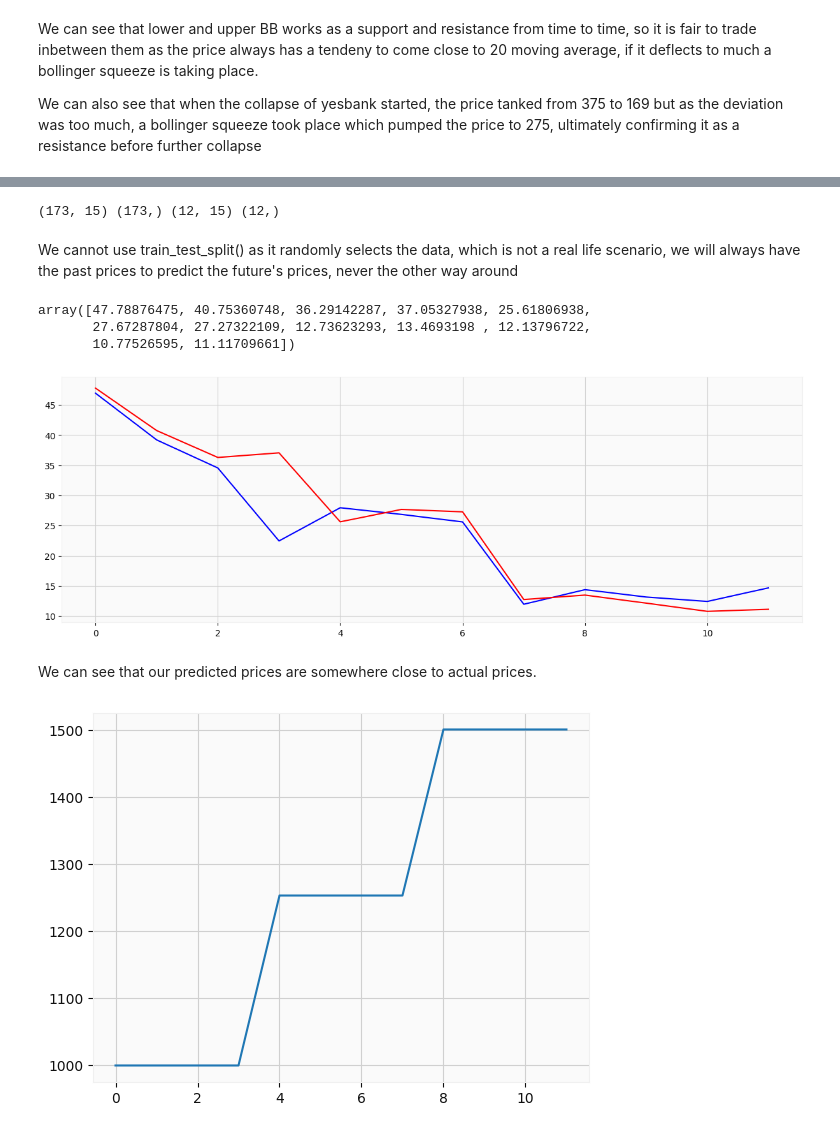
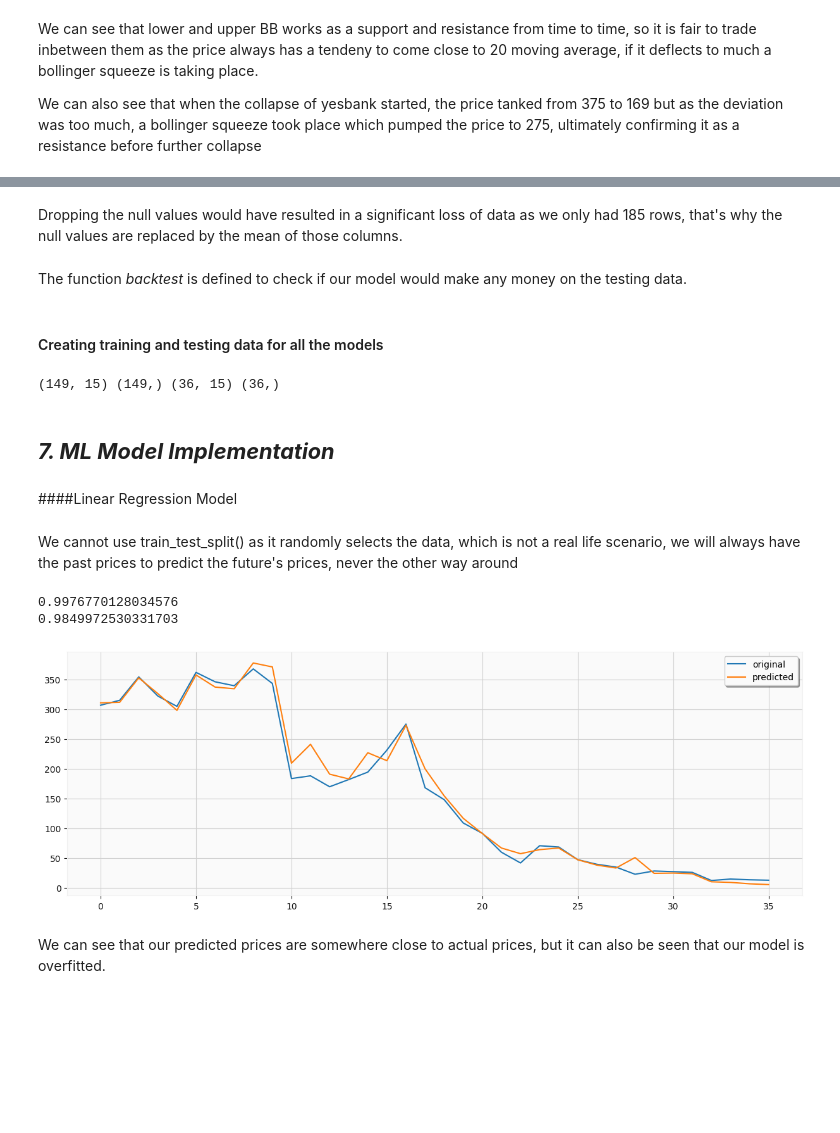
Before and after one commit to Mihirgupta2001/EDA-Capstone-Project-Hotel-Booking, a Jupyter notebook: Regresssion_Capstone_project.ipynb, the cells around one changed output, grey strips where cells are left out. Drawn from its saved outputs; the diff is of its cells as text; code cells hidden in the pictures; blank space fills up the shorter version.

```diff
--- a/Regresssion_Capstone_project.ipynb
+++ b/Regresssion_Capstone_project.ipynb
@@ -120,3 +187,7 @@ df.head()
 | 2005-09-01 | 13.48 | 14.87 | 12.27 | 13.30 |
 | 2005-10-01 | 13.20 | 14.47 | 12.40 | 12.99 |
 | 2005-11-01 | 13.35 | 13.88 | 12.88 | 13.41 |
+# %%
+#Shifting our data by 1
+df = df.shift(1)
+df
@@ -423 +625,3 @@ df
 185 rows × 16 columns
+# %% [markdown]
+Dropping the null values would have resulted in a significant loss of data as we only had 185 rows, that's why the null values are replaced by the mean of those columns.
@@ -424,13 +644,14 @@ df
+# %% [markdown]
+The function *backtest* is defined to check if our model would make any money on the testing data.
+# %% [markdown]
+#### Creating training and testing data for all the models
 # %%
-#Importing our model from library
-from sklearn.linear_model import LinearRegression
-
 # defining our x and y values
 y = df['Close']
-x = df.drop(['Close'],axis=1).values
+x = df.drop(columns = ['Close'])
 
 # defining our training and testing data
-num_test = 12
+num_test = 36
 x_train = x[:-1*num_test]
 y_train = y[:-1*num_test]
 x_test= x[-1*num_test:]
@@ -438,26 +659,37 @@ y_test= y[-1*num_test:]
 
 print(x_train.shape, y_train.shape, x_test.shape, y_test.shape)
 # %% [output]
-(173, 15) (173,) (12, 15) (12,)
+(149, 15) (149,) (36, 15) (36,)
+# %% [markdown]
+## ***7. ML Model Implementation***
+# %% [markdown]
+####Linear Regression Model
 # %% [markdown]
 We cannot use train_test_split() as it randomly selects the data, which is not a real life scenario, we will always have the past prices to predict the future's prices, never the other way around
 # %%
+#Importing our model from library
+from sklearn.linear_model import LinearRegression
+
 # defining model
 model = LinearRegression()
 model = model.fit(x_train,y_train)
-preds = model.predict(x_test)
-preds
+y_pred=model.predict(x_test)
-# %% [output]
-array([47.78876475, 40.75360748, 36.29142287, 37.05327938, 25.61806938,
-       27.67287804, 27.27322109, 12.73623293, 13.4693198 , 12.13796722,
-       10.77526595, 11.11709661])
+# %%
+print(model.score(x_train, y_train))
+print(model.score(x_test,y_test))
+# %% [output]
+0.9976770128034576
+0.9849972530331703
 # %%
 # Comparing predicted price with the actual price
 plt.figure(figsize=(15,5))
-plt.plot(range(len(y_test)),y_test,'blue')
-plt.plot(range(len(preds)),preds,'red')
+x_ax = range(len(y_test))
+plt.plot(x_ax, y_test, label="original")
+plt.plot(x_ax, y_pred, label="predicted")
+plt.legend(loc='best',fancybox=True, shadow=True)
+plt.grid(True)
 plt.show()
 # %% [output]
-[figure, old version]
+[figure, new version]
 # %% [markdown]
-We can see that our predicted prices are somewhere close to actual prices.
+We can see that our predicted prices are somewhere close to actual prices, but it can also be seen that our model is overfitted.
@@ -478,5 +695,0 @@ def backtest(opens, closes, preds, start = 1000,threshold = 0):
-# %%
-# checking our account balance if we made trade when our predicted positive gain is more than 10%
-backtest(x_test.T[0],y_test,preds,1000,0.1)
-# %% [output]
-[figure, removed]
```
Also changed, not shown: parts of 120 cells of this notebook.
